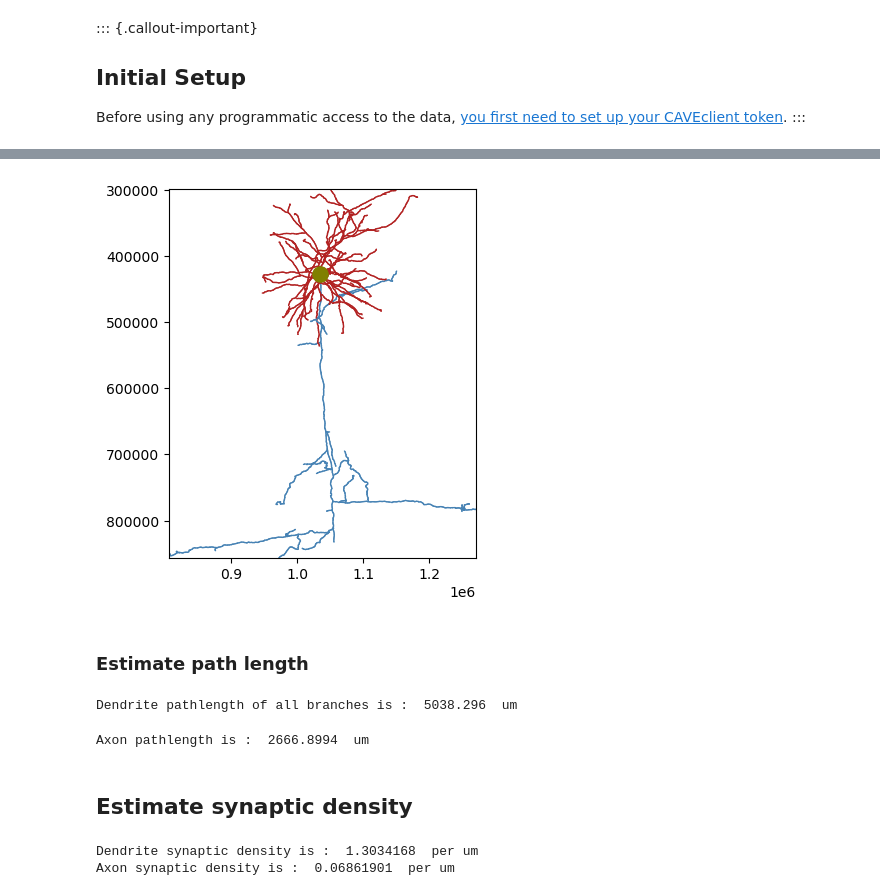
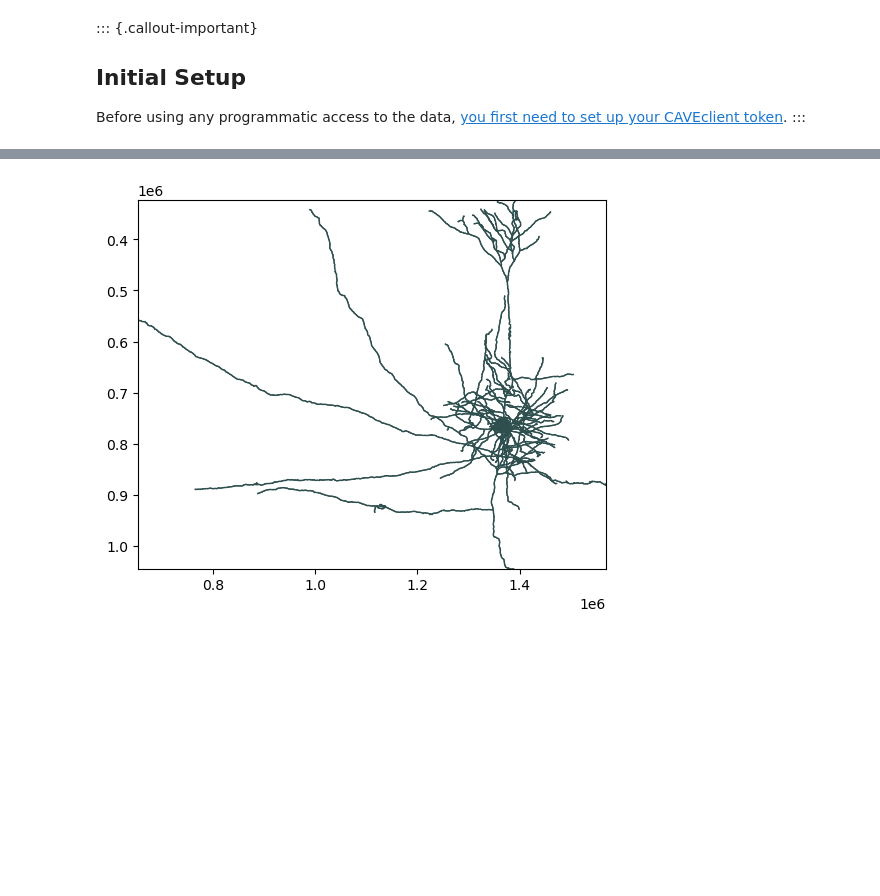
Before and after one commit to AllenInstitute/microns_tutorial, a Jupyter notebook: tutorial_book/quickstart_notebooks/07-cave-download-skeleton.ipynb, the cells around one changed output, grey strips where cells are left out. Cells and saved outputs as stored; diff of their text form; code cells hidden in the pictures; blank space fills up the shorter version.

```diff
--- a/tutorial_book/quickstart_notebooks/07-cave-download-skeleton.ipynb
+++ b/tutorial_book/quickstart_notebooks/07-cave-download-skeleton.ipynb
@@ -34,7 +51,13 @@ Before using any programmatic access to the data, [you first need to set up your
 :::
 # %%
 from caveclient import CAVEclient
-import meshparty.skeleton_io
 import numpy as np
+import pandas as pd
 
 client = CAVEclient("minnie65_public")
+
+# specify the materialization version, for consistency across time",
+client.version = 1300
+
+# Example: pyramidal cell in v1300
+example_cell_id = 864691135572530981
@@ -120,0 +120,11 @@ sk = read_skeleton_from_dict(sk_dict)
+# %%
+from pcg_skel import get_meshwork_from_client
+
+sk_mesh = get_meshwork_from_client(example_cell_id,
+                                   client=client,
+                                   synapses=True,
+                                   # restore_graph=True,
+                                   restore_properties=True,
+                                   skeleton_version=4,
+)
+sk_mesh
@@ -121,45 +143,9 @@ sk = read_skeleton_from_dict(sk_dict)
 # %%
 import skeleton_plot
 
-skeleton_plot.plot_tools.plot_skel(sk=sk,
+skeleton_plot.plot_tools.plot_skel(sk=sk_mesh.skeleton,
                                    invert_y=True,
-                                   pull_compartment_colors=True,
+                                   pull_compartment_colors=False,
                                    plot_soma=True)
 # %% [output]
-[figure, old version]
+[figure, new version]
-# %% [markdown]
-### Estimate path length
-# %%
-# Select the indices associated with the dendrites
-sk_compartments = np.array(sk.vertex_properties['compartment'])
-
-dendrite_inds = (sk_compartments==3) | (sk_compartments==4)| (sk_compartments==1) #soma is included here to connect the dendrite graphs
-
-# create new skeleton that masks (selects) only the dendrite
-sk_dendrite = sk.apply_mask(dendrite_inds)
-print("Dendrite pathlength of all branches is : ", sk_dendrite.path_length() / 1000, ' um')
-# %% [output]
-Dendrite pathlength of all branches is :  5038.296  um
-# %%
-# Select the indices associated with the dendrites
-sk_compartments = np.array(sk.vertex_properties['compartment'])
-
-axon_inds = (sk_compartments==2)
-
-# create new skeleton that masks (selects) only the axon
-sk_axon = sk.apply_mask(axon_inds)
-print("Axon pathlength is : ", sk_axon.path_length() / 1000, ' um')
-# %% [output]
-Axon pathlength is :  2666.8994  um
-# %% [markdown]
-## Estimate synaptic density
-# %%
-# Calculate synapse density (CAVE query)
-n_syn_in = len(client.materialize.synapse_query(post_ids=root_id))
-n_syn_out = len(client.materialize.synapse_query(pre_ids=root_id))
-
-print("Dendrite synaptic density is : ", n_syn_in / (sk_dendrite.path_length()/1000), ' per um')
-print("Axon synaptic density is : ", n_syn_out / (sk_axon.path_length()/1000), ' per um')
-# %% [output]
-Dendrite synaptic density is :  1.3034168  per um
-Axon synaptic density is :  0.06861901  per um
```
Also changed, not shown: parts of 19 cells of this notebook, 3 other files.
